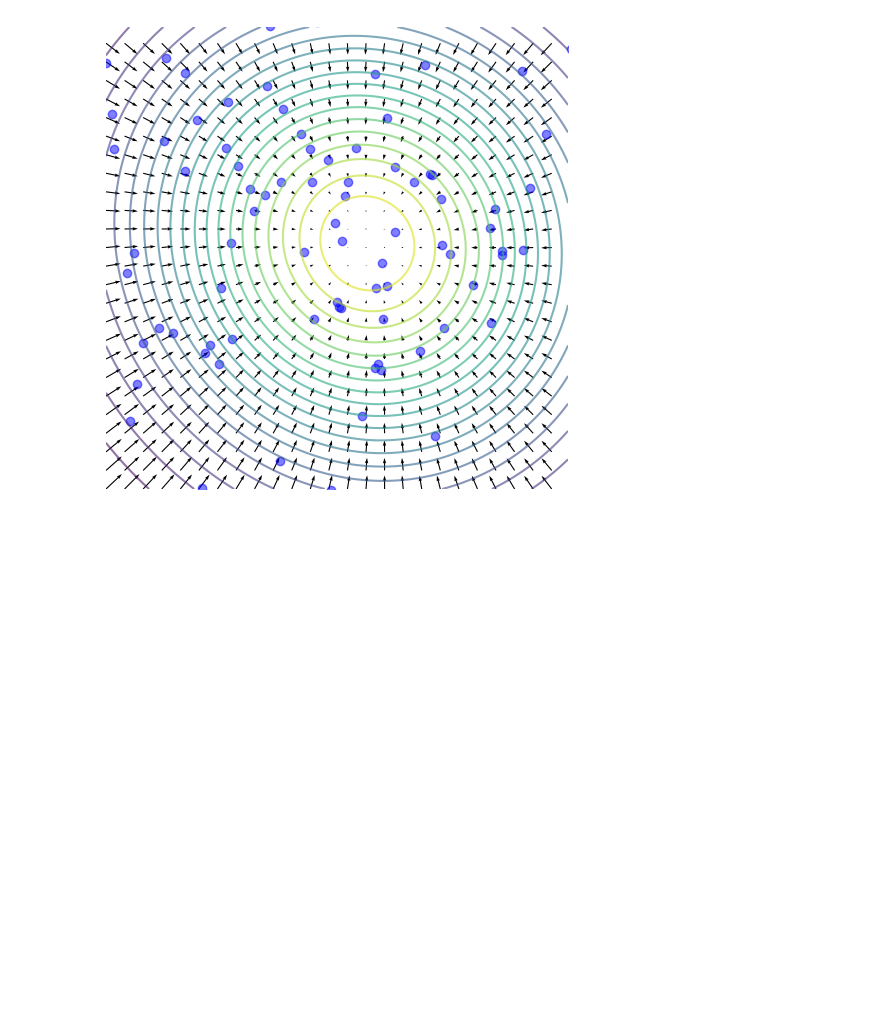
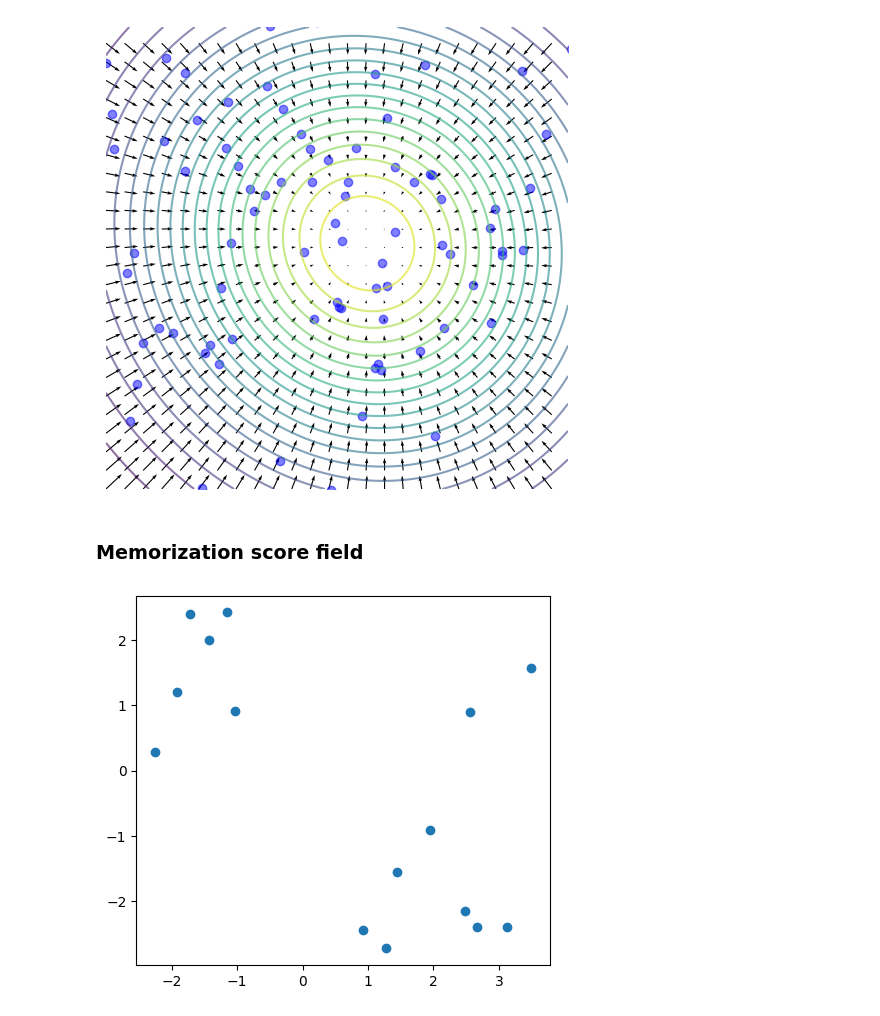
Before and after one commit to Animadversio/DiffusionLearningCurve, a Jupyter notebook: demo/demo_score_matching_gradient.ipynb, the cells around one changed output. Drawn from its saved outputs; the diff is of its cells as text; code cells hidden in the pictures; blank space fills up the shorter version.

```diff
--- a/demo/demo_score_matching_gradient.ipynb
+++ b/demo/demo_score_matching_gradient.ipynb
@@ -398,3 +401,13 @@ plt.axis('off')
 # plt.ylabel('y')
 # plt.title('GMM Probability Density with Score Function')
 plt.show()
+# %% [markdown]
+### Memorization score field
+# %%
+np.random.seed(35)
+pnts, _, _ = gmm.sample(15)
+plt.scatter(pnts[:, 0], pnts[:, 1])
+plt.axis('image')
+plt.show()
+# %% [output]
+[figure, added]
```
Also changed, not shown: parts of 16 cells of this notebook, 4 other files.
